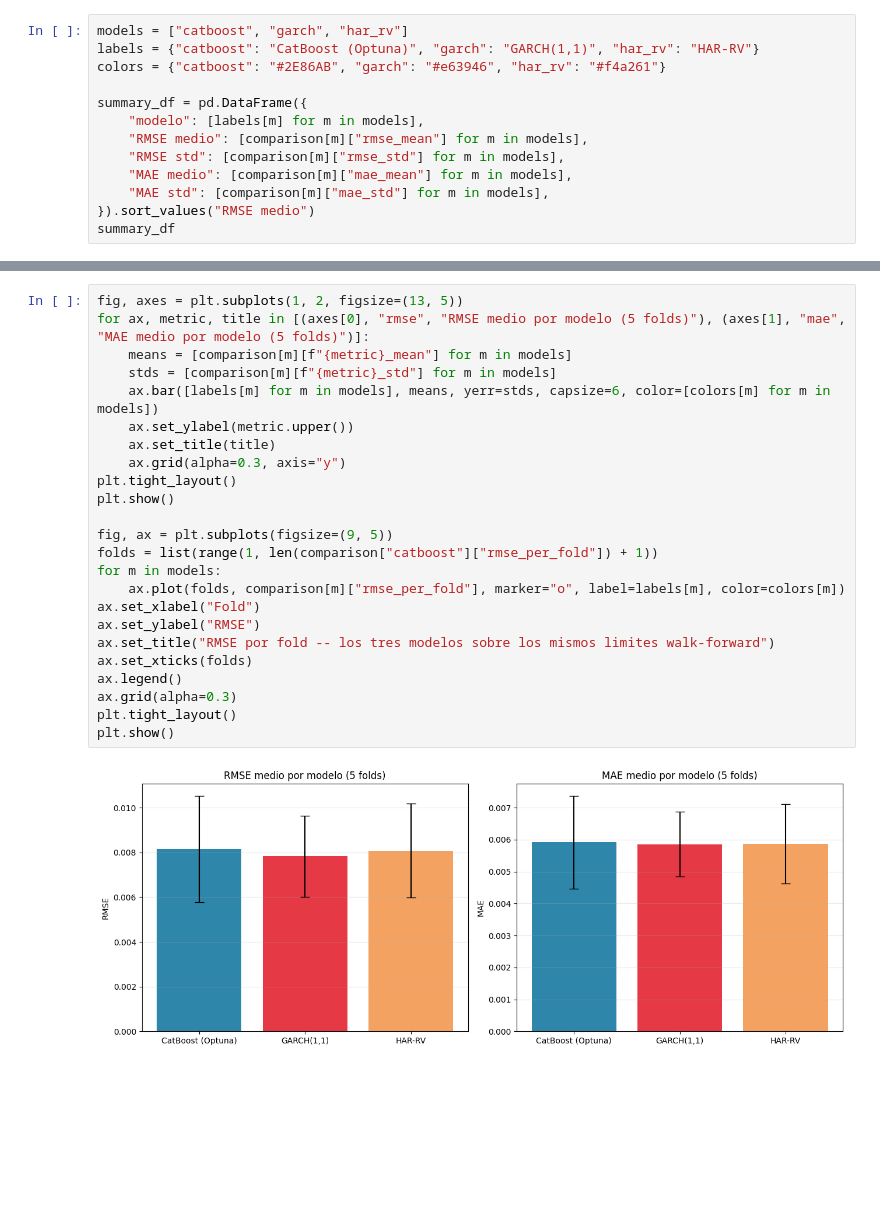
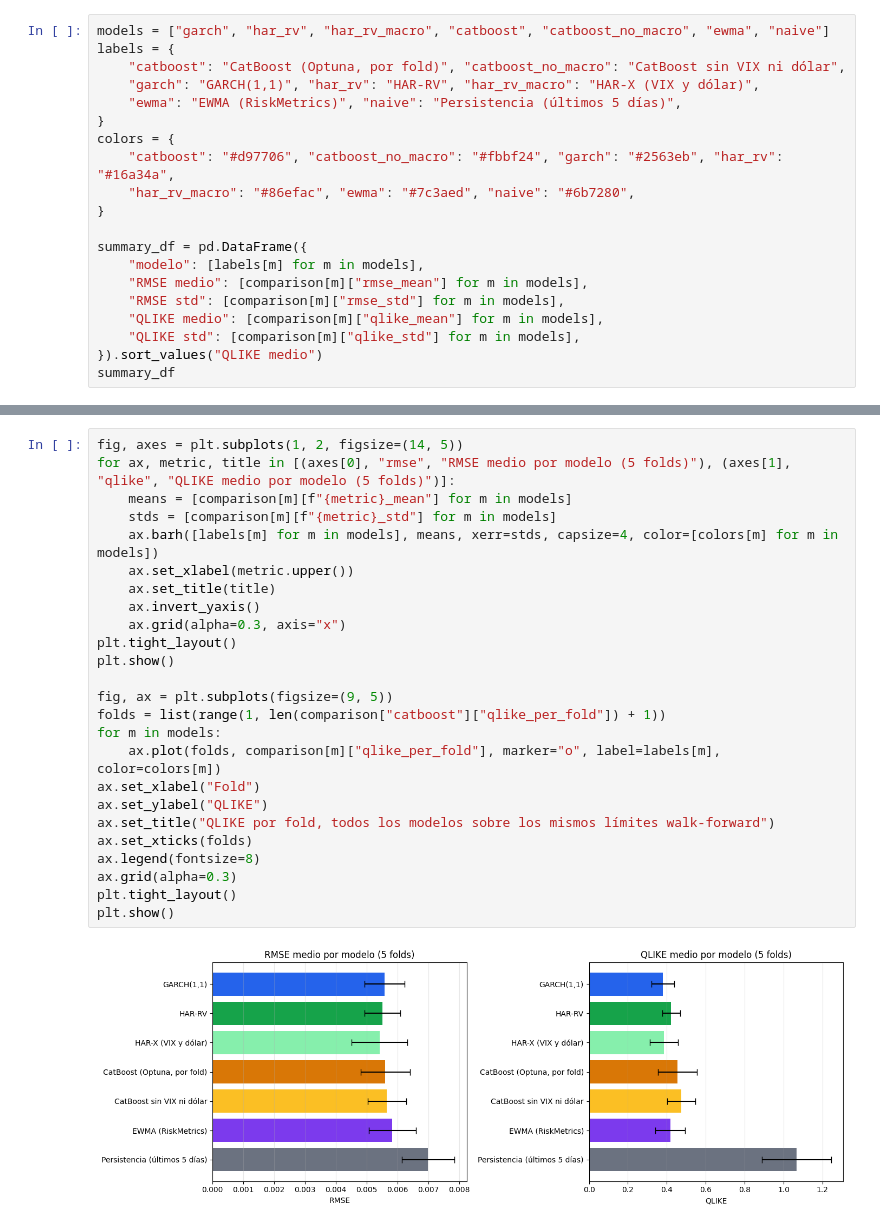
Before and after one commit to Rxyxs/copper-volatility-forecaster, a Jupyter notebook: 02_CatBoost_Optuna_GARCH_Comparison.ipynb, the cells around one changed output, grey strips where cells are left out. Cells and saved outputs as stored; diff of their text form; blank space fills up the shorter version.

```diff
--- a/02_CatBoost_Optuna_GARCH_Comparison.ipynb
+++ b/02_CatBoost_Optuna_GARCH_Comparison.ipynb
@@ -88,14 +78,21 @@ horizonte.
 # %%
-models = ["catboost", "garch", "har_rv"]
-labels = {"catboost": "CatBoost (Optuna)", "garch": "GARCH(1,1)", "har_rv": "HAR-RV"}
-colors = {"catboost": "#2E86AB", "garch": "#e63946", "har_rv": "#f4a261"}
+models = ["garch", "har_rv", "har_rv_macro", "catboost", "catboost_no_macro", "ewma", "naive"]
+labels = {
+    "catboost": "CatBoost (Optuna, por fold)", "catboost_no_macro": "CatBoost sin VIX ni dólar",
+    "garch": "GARCH(1,1)", "har_rv": "HAR-RV", "har_rv_macro": "HAR-X (VIX y dólar)",
+    "ewma": "EWMA (RiskMetrics)", "naive": "Persistencia (últimos 5 días)",
+}
+colors = {
+    "catboost": "#d97706", "catboost_no_macro": "#fbbf24", "garch": "#2563eb", "har_rv": "#16a34a",
+    "har_rv_macro": "#86efac", "ewma": "#7c3aed", "naive": "#6b7280",
+}
 
 summary_df = pd.DataFrame({
     "modelo": [labels[m] for m in models],
     "RMSE medio": [comparison[m]["rmse_mean"] for m in models],
     "RMSE std": [comparison[m]["rmse_std"] for m in models],
-    "MAE medio": [comparison[m]["mae_mean"] for m in models],
-    "MAE std": [comparison[m]["mae_std"] for m in models],
-}).sort_values("RMSE medio")
+    "QLIKE medio": [comparison[m]["qlike_mean"] for m in models],
+    "QLIKE std": [comparison[m]["qlike_std"] for m in models],
+}).sort_values("QLIKE medio")
 summary_df
 # %% [output]
@@ -106,26 +107,27 @@ summary_df
 # %%
-fig, axes = plt.subplots(1, 2, figsize=(13, 5))
-for ax, metric, title in [(axes[0], "rmse", "RMSE medio por modelo (5 folds)"), (axes[1], "mae", "MAE medio por modelo (5 folds)")]:
+fig, axes = plt.subplots(1, 2, figsize=(14, 5))
+for ax, metric, title in [(axes[0], "rmse", "RMSE medio por modelo (5 folds)"), (axes[1], "qlike", "QLIKE medio por modelo (5 folds)")]:
     means = [comparison[m][f"{metric}_mean"] for m in models]
     stds = [comparison[m][f"{metric}_std"] for m in models]
-    ax.bar([labels[m] for m in models], means, yerr=stds, capsize=6, color=[colors[m] for m in models])
-    ax.set_ylabel(metric.upper())
+    ax.barh([labels[m] for m in models], means, xerr=stds, capsize=4, color=[colors[m] for m in models])
+    ax.set_xlabel(metric.upper())
     ax.set_title(title)
-    ax.grid(alpha=0.3, axis="y")
+    ax.invert_yaxis()
+    ax.grid(alpha=0.3, axis="x")
 plt.tight_layout()
 plt.show()
 
 fig, ax = plt.subplots(figsize=(9, 5))
-folds = list(range(1, len(comparison["catboost"]["rmse_per_fold"]) + 1))
+folds = list(range(1, len(comparison["catboost"]["qlike_per_fold"]) + 1))
 for m in models:
-    ax.plot(folds, comparison[m]["rmse_per_fold"], marker="o", label=labels[m], color=colors[m])
+    ax.plot(folds, comparison[m]["qlike_per_fold"], marker="o", label=labels[m], color=colors[m])
 ax.set_xlabel("Fold")
-ax.set_ylabel("RMSE")
-ax.set_title("RMSE por fold -- los tres modelos sobre los mismos limites walk-forward")
+ax.set_ylabel("QLIKE")
+ax.set_title("QLIKE por fold, todos los modelos sobre los mismos límites walk-forward")
 ax.set_xticks(folds)
-ax.legend()
+ax.legend(fontsize=8)
 ax.grid(alpha=0.3)
 plt.tight_layout()
 plt.show()
 # %% [output]
-[figure, old version]
+[figure, new version]
```
Also changed, not shown: parts of 16 cells of this notebook, 19 other files.
